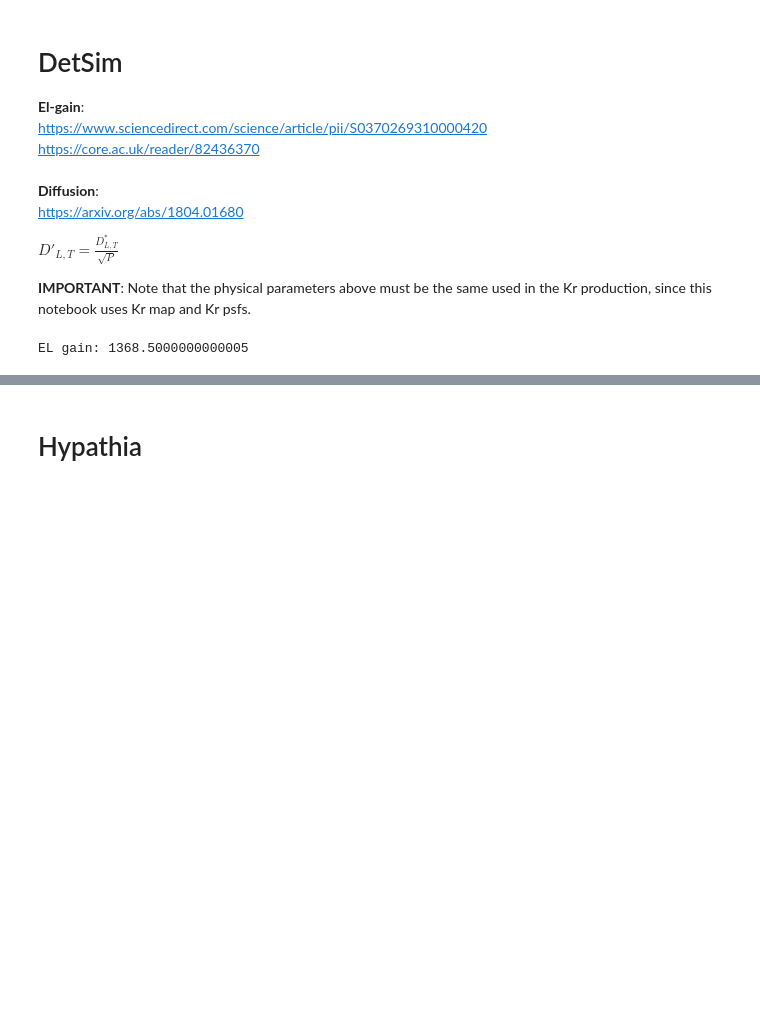
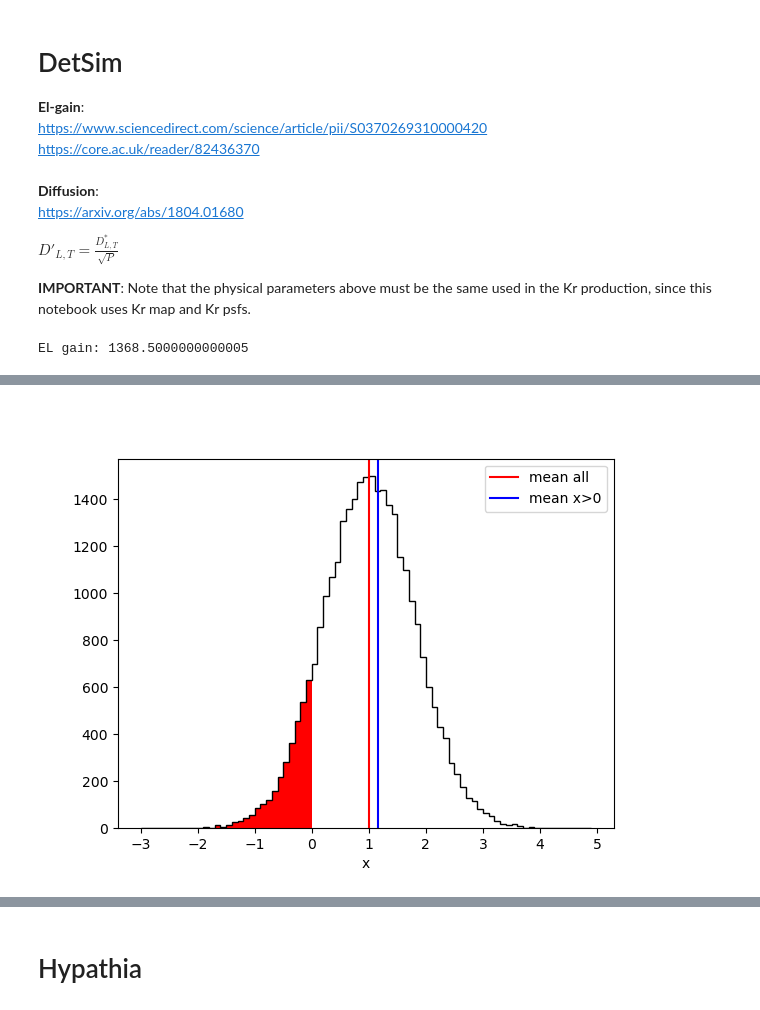
Before and after one commit to gondiaz/NEXT100-0nubb-analysis, a Jupyter notebook: ic_processing/run_all_cities_single.ipynb, the cells around one changed output, grey strips where cells are left out. Saved outputs shown, nothing was run; the diff lists cells and outputs as text; code cells hidden in the pictures; blank space fills up the shorter version.

```diff
--- a/ic_processing/run_all_cities_single.ipynb
+++ b/ic_processing/run_all_cities_single.ipynb
@@ -111,3 +115,21 @@ plt.scatter(times, pmtrd.sum(axis=0), s=2)
+# %%
+c = 1
+pmt_pe_rms=0.8
+x = np.random.normal(c, c**0.5*pmt_pe_rms, size=30000)
+
+bins=np.arange(-3, 5, 0.1)
+
+plt.figure()
+_, bins, _ = plt.hist(x, bins=bins, histtype="step", color="k")
+plt.hist(x[x<0], bins=bins, color="r")
+
+plt.axvline(c, color="r", label="mean all")
+plt.axvline(np.mean(x[x>0]), color="blue", label="mean x>0")
+plt.xlabel("x")
+
+plt.legend();
+# %% [output]
+[figure, added]
 # %%
 datasipm = load_db.DataSiPM(conf["detector_db"], conf["run_number"])
 
```
Also changed, not shown: parts of 30 cells of this notebook, 11 other files.
